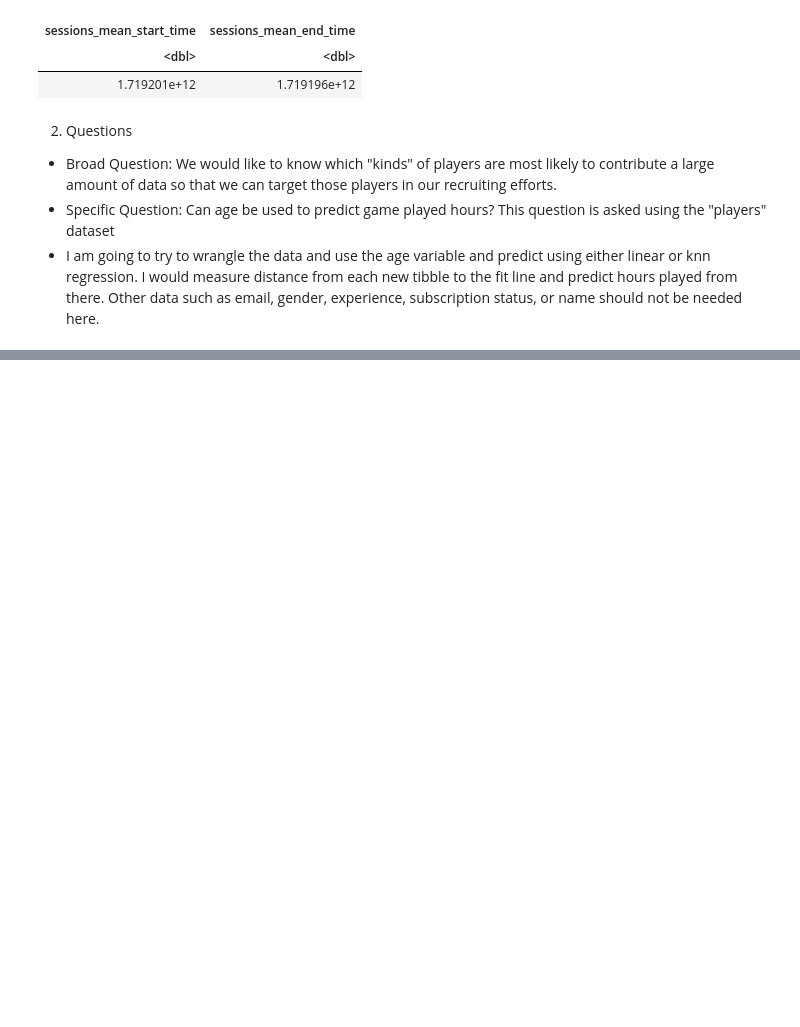
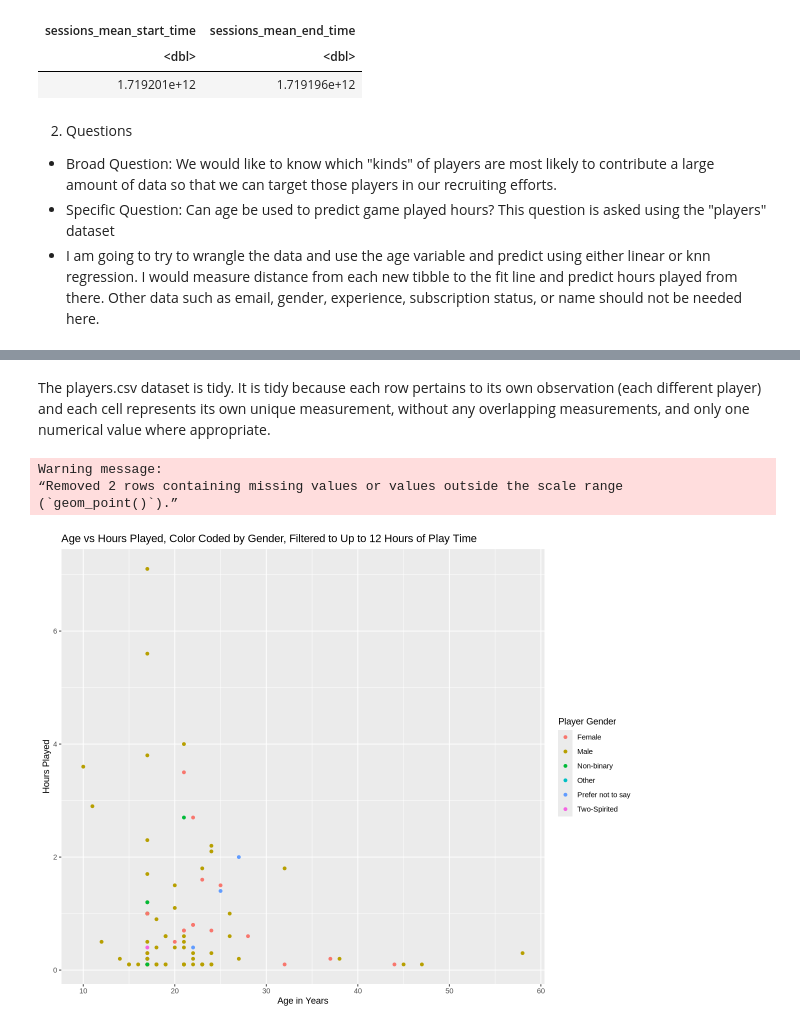
Before and after one commit to ansonansonnn/dsci100-repo1, a Jupyter notebook: Individual Planning Stage.ipynb, the cells around one changed output, grey strips where cells are left out. Saved outputs shown, nothing was run; the diff lists cells and outputs as text; code cells hidden in the pictures; blank space fills up the shorter version.

```diff
--- a/Individual Planning Stage.ipynb
+++ b/Individual Planning Stage.ipynb
@@ -112,0 +124,17 @@ A tibble: 1 × 2
+# %% [markdown]
+The players.csv dataset is tidy. It is tidy because each row pertains to its own observation (each different player) and each cell represents its own unique measurement, without any overlapping measurements, and only one numerical value where appropriate.
+# %%
+# Plotting the relationship between age and hours played, color coded by gender, filtered by players between  > 0 and 12 hours of playing time
+options(repr.plot.height = 8, repr.plot.width = 10)
+players_filtered <- players |>
+    filter(played_hours <= 12, played_hours > 0)
+age_hours_plot <- players_filtered |>
+    ggplot(aes(x = Age, y = played_hours, color = gender)) +
+    geom_point() +
+    labs(x = "Age in Years", y = "Hours Played", color = "Player Gender", title = "Age vs Hours Played, Color Coded by Gender, Filtered to Up to 12 Hours of Play Time")
+age_hours_plot
+# %% [output]
+Warning message:
+“Removed 2 rows containing missing values or values outside the scale range
+(`geom_point()`).”
+[figure, added]
```
Also changed, not shown: parts of 7 cells of this notebook.
